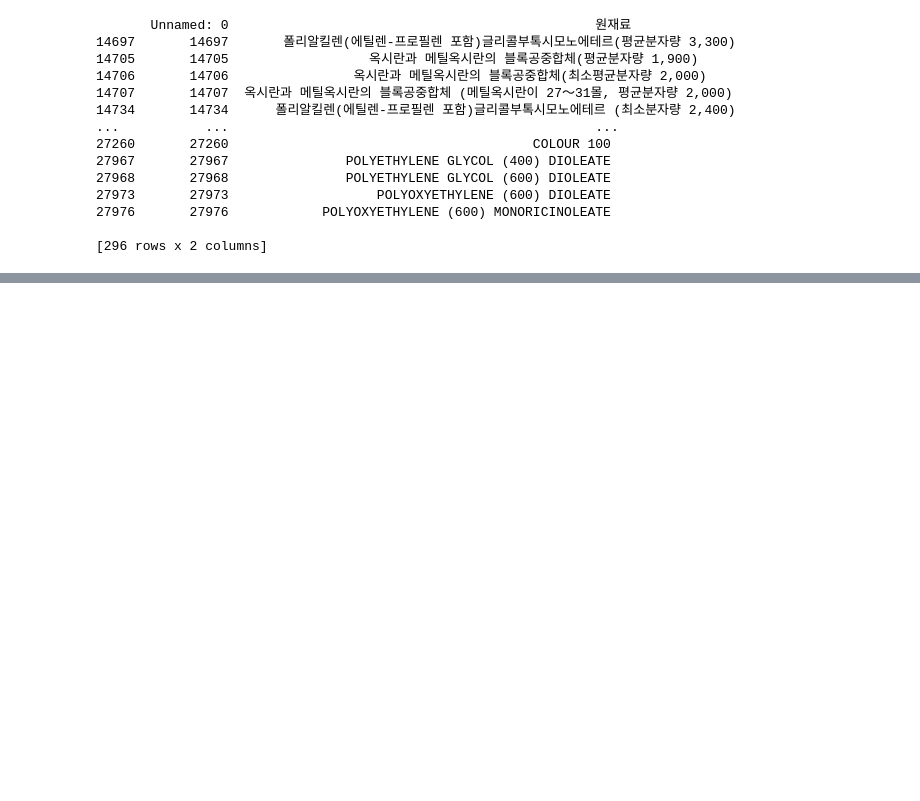
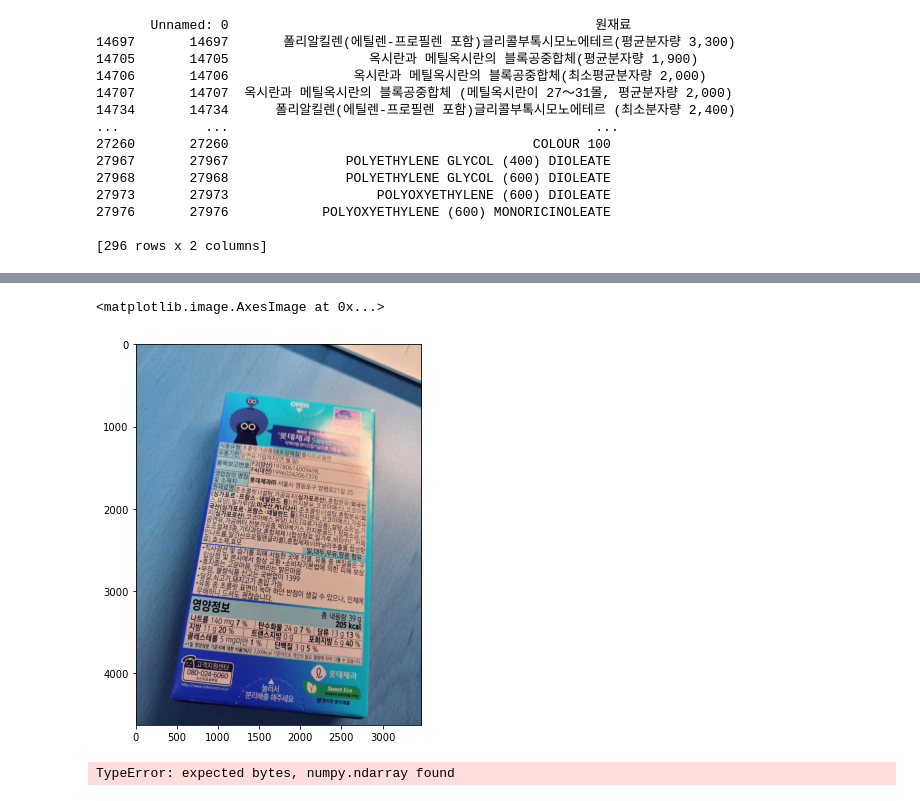
Before and after one commit to Team-HealthC/HealthC_AI, a Jupyter notebook: Complecated_OCR.ipynb, the cells around one changed output, grey strips where cells are left out. Cells and saved outputs as stored; diff of their text form; code cells hidden in the pictures; blank space fills up the shorter version.

```diff
--- a/Complecated_OCR.ipynb
+++ b/Complecated_OCR.ipynb
@@ -98,0 +134,19 @@ for txt in lst:
+# %%
+cvt_img = cv2.imread(path, cv2.COLOR_GRAY2BGR)
+
+plt.figure(figsize=[20, 7])
+plt.subplot(1, 2, 1)
+plt.imshow(cvt_img)
+# %% [output]
+<matplotlib.image.AxesImage at 0x...>
+[figure, added]
+# %%
+# with io.open(cvt_img, 'rb') as img_file:
+    # content = img_file.read()
+# 이미지 OCR, 글자 인식(30초 정도 걸림)
+image = vision.Image(content=cvt_img)
+
+response = client.text_detection(image=image)
+texts = response.text_annotations
+# %% [output]
+TypeError: expected bytes, numpy.ndarray found
```
Also changed, not shown: parts of 6 cells of this notebook, 1 other file.
